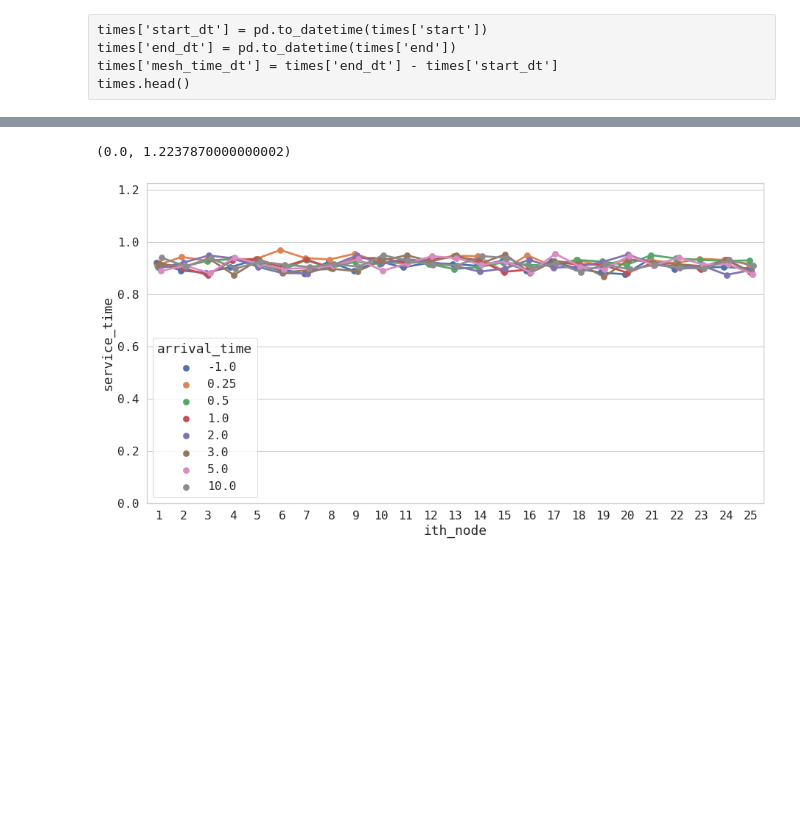
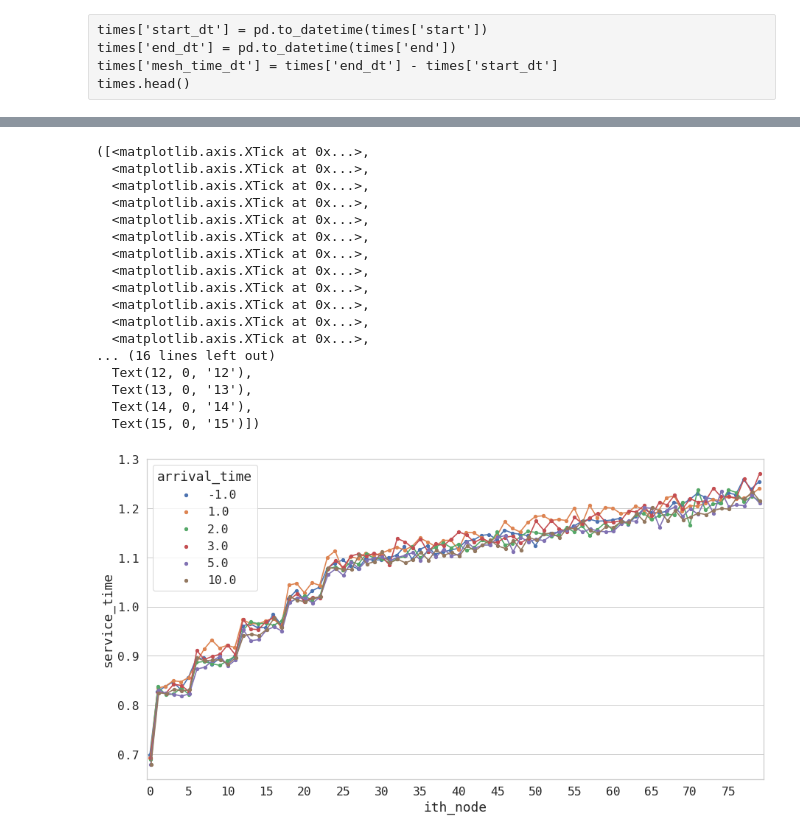
Before and after one commit to javier-pg/sysrepo-cfgssl, a Jupyter notebook: experimental_data/performance_analysis.ipynb, the cells around one changed output, grey strips where cells are left out. Saved outputs shown, nothing was run; the diff lists cells and outputs as text; code cells hidden in the pictures; blank space fills up the shorter version.

```diff
--- a/experimental_data/performance_analysis.ipynb
+++ b/experimental_data/performance_analysis.ipynb
@@ -122,7 +122,7 @@ sns.regplot(x='number_nodes',
 # %% [markdown]
 ### with exponentially-generated values
 # %%
-times = pd.read_csv('resizing_times.txt', sep=";", header=None)
+times = pd.read_csv('big_resizing_times.txt', sep=";", header=None)
 times.columns = ["arrival_time","ith_node","start","end","service_time"]
 #times = times.replace({-1:'continuous'})
 # %%
@@ -213,18 +194,37 @@ plt.ylim(0,max(times[y]))
 # %%
 fig, axs = plt.subplots(1, 1, figsize=(15,8))
 
-sns.pointplot(x=x,
+ax=sns.pointplot(x=x,
             y=y,
             hue=hue,
             data=times,
             ax=axs,
             legend_out=True,
             dodge=True,
-             ci=None)
-plt.ylim(0,max(times[y]))
+            ci=None,
+            scale=0.6)
+
+plt.xticks(np.arange(0,80,5))
+#plt.ylim(0,max(times[y]))
 # %% [output]
-(0.0, 1.2237870000000002)
+([<matplotlib.axis.XTick at 0x...>,
+  <matplotlib.axis.XTick at 0x...>,
+  <matplotlib.axis.XTick at 0x...>,
+  <matplotlib.axis.XTick at 0x...>,
+  <matplotlib.axis.XTick at 0x...>,
+  <matplotlib.axis.XTick at 0x...>,
+  <matplotlib.axis.XTick at 0x...>,
+  <matplotlib.axis.XTick at 0x...>,
+  <matplotlib.axis.XTick at 0x...>,
+  <matplotlib.axis.XTick at 0x...>,
+  <matplotlib.axis.XTick at 0x...>,
+  <matplotlib.axis.XTick at 0x...>,
+... (16 lines left out)
+  Text(12, 0, '12'),
+  Text(13, 0, '13'),
+  Text(14, 0, '14'),
+  Text(15, 0, '15')])
-[figure, old version]
+[figure, new version]
 # %%
 for arrival_time in times.arrival_time.unique():
     fig, axs = plt.subplots(1, 1, figsize=(10,5))
```
Also changed, not shown: parts of 9 cells of this notebook, 9 other files.
